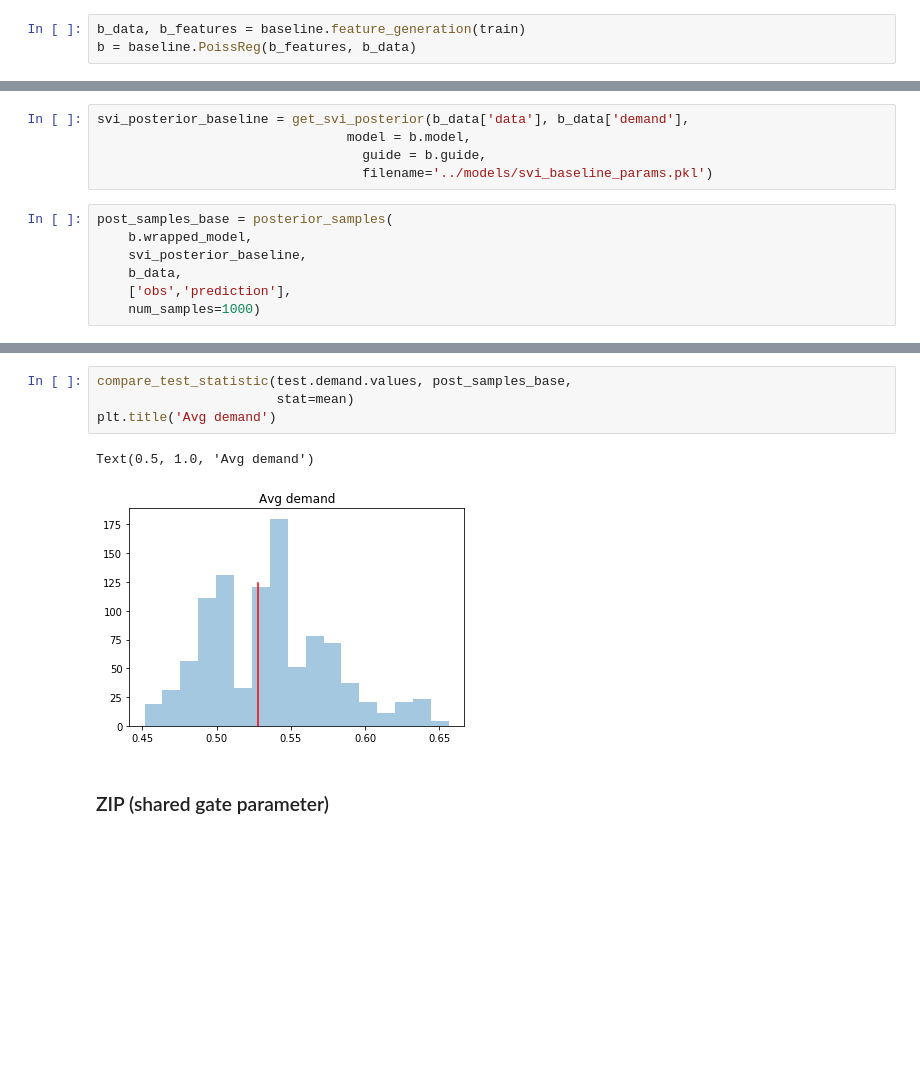
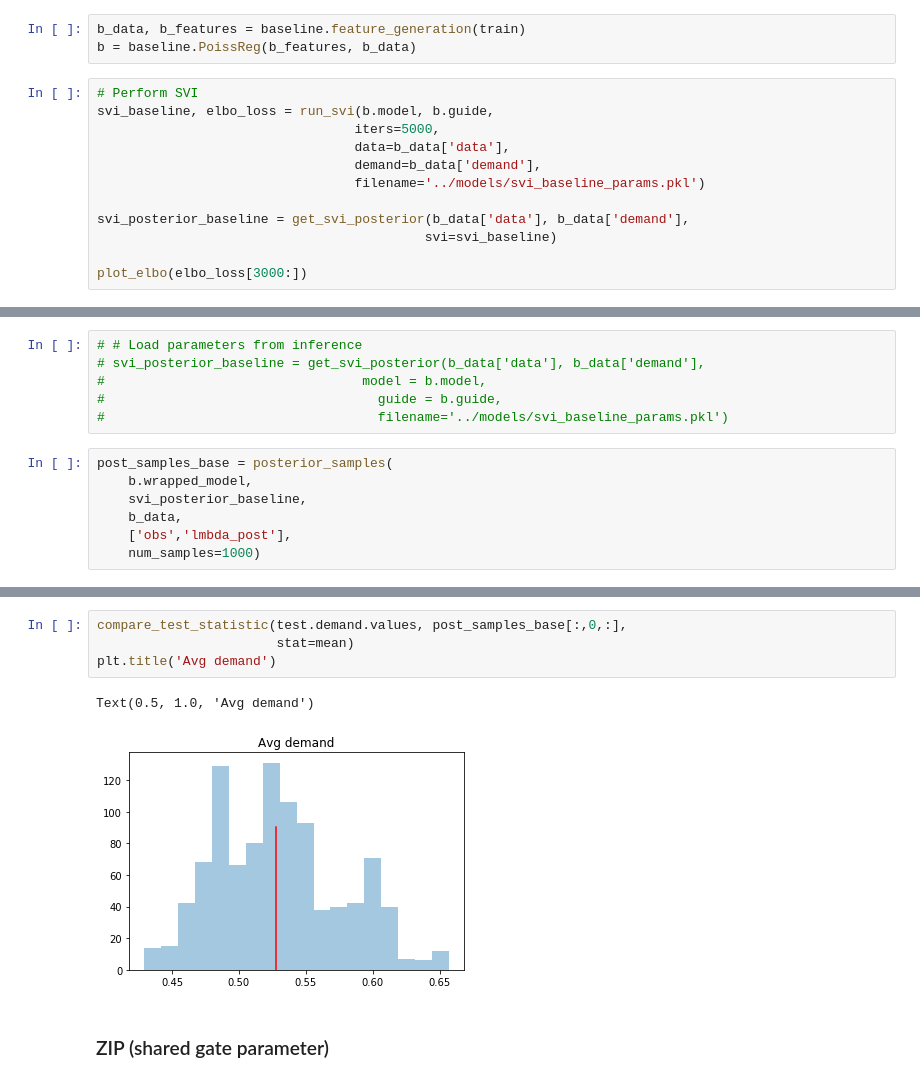
Before and after one commit to ssharpe42/probprog-finalproject, a Jupyter notebook: notebooks/Model Comparison.ipynb, the cells around one changed output, grey strips where cells are left out. Saved outputs shown, nothing was run; the diff lists cells and outputs as text; blank space fills up the shorter version.

```diff
--- a/notebooks/Model Comparison.ipynb
+++ b/notebooks/Model Comparison.ipynb
@@ -20,3 +20,15 @@ test = data_samp.drop(train.index)
 # %%
 b_data, b_features = baseline.feature_generation(train)
 b = baseline.PoissReg(b_features, b_data)
+# %%
+# Perform SVI
+svi_baseline, elbo_loss = run_svi(b.model, b.guide,
+                                 iters=5000,
+                                 data=b_data['data'],
+                                 demand=b_data['demand'],
+                                 filename='../models/svi_baseline_params.pkl')
+
+svi_posterior_baseline = get_svi_posterior(b_data['data'], b_data['demand'],
+                                          svi=svi_baseline)
+
+plot_elbo(elbo_loss[3000:])
@@ -23,12 +47,13 @@ b = baseline.PoissReg(b_features, b_data)
 # %%
-svi_posterior_baseline = get_svi_posterior(b_data['data'], b_data['demand'],
-                                model = b.model,
-                                  guide = b.guide,
-                                  filename='../models/svi_baseline_params.pkl')
+# # Load parameters from inference
+# svi_posterior_baseline = get_svi_posterior(b_data['data'], b_data['demand'],
+#                                 model = b.model,
+#                                   guide = b.guide,
+#                                   filename='../models/svi_baseline_params.pkl')
 # %%
 post_samples_base = posterior_samples(
     b.wrapped_model,
     svi_posterior_baseline,
     b_data,
-    ['obs','prediction'],
+    ['obs','lmbda_post'],
     num_samples=1000)
@@ -65,10 +74,10 @@ Text(0.5, 1.0, 'Max demand')
 # %%
-compare_test_statistic(test.demand.values, post_samples_base,
+compare_test_statistic(test.demand.values, post_samples_base[:,0,:],
                        stat=mean)
 plt.title('Avg demand')
 # %% [output]
 Text(0.5, 1.0, 'Avg demand')
-[figure, old version]
+[figure, new version]
 # %% [markdown]
 ### ZIP (shared gate parameter)
 # %%
```
Also changed, not shown: parts of 22 cells of this notebook, 5 other files.
